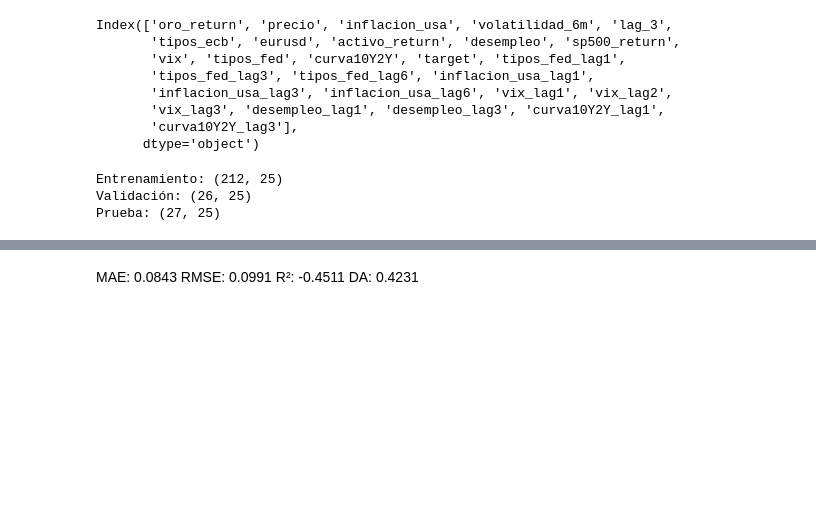
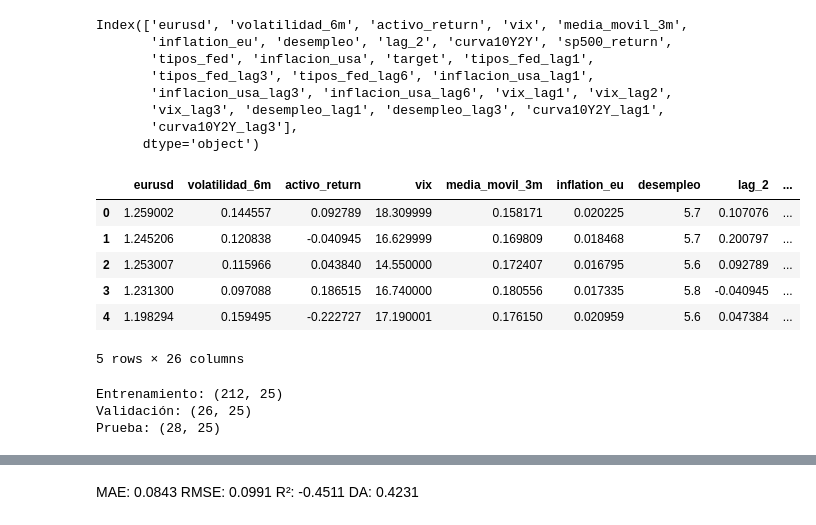
Before and after one commit to rubensanle/TFG, a Jupyter notebook: CodigosPython/ModelosPredictivos/ML/GradientBoosting_Experimento.ipynb, the cells around one changed output, grey strips where cells are left out. Saved outputs shown, nothing was run; the diff lists cells and outputs as text; code cells hidden in the pictures; blank space fills up the shorter version.

```diff
--- a/CodigosPython/ModelosPredictivos/ML/GradientBoosting_Experimento.ipynb
+++ b/CodigosPython/ModelosPredictivos/ML/GradientBoosting_Experimento.ipynb
@@ -20,18 +15,24 @@ import lime.lime_tabular
 # %%
-df = pd.read_csv('../../dataset_ml.csv')
+df = pd.read_csv('../../dataset_ml_exp.csv')
 print(df.columns)
 
 df.head()
-df.drop(columns=['precio'], inplace=True) #Eliminamos la columna 'Date' ya que no es una característica numérica y no aporta información relevante para el modelo. Además, eliminamos la columna 'target' ya que es la variable que queremos predecir.
 # %% [output]
-Index(['oro_return', 'precio', 'inflacion_usa', 'volatilidad_6m', 'lag_3',
-       'tipos_ecb', 'eurusd', 'activo_return', 'desempleo', 'sp500_return',
-       'vix', 'tipos_fed', 'curva10Y2Y', 'target', 'tipos_fed_lag1',
+Index(['eurusd', 'volatilidad_6m', 'activo_return', 'vix', 'media_movil_3m',
+       'inflation_eu', 'desempleo', 'lag_2', 'curva10Y2Y', 'sp500_return',
+       'tipos_fed', 'inflacion_usa', 'target', 'tipos_fed_lag1',
        'tipos_fed_lag3', 'tipos_fed_lag6', 'inflacion_usa_lag1',
        'inflacion_usa_lag3', 'inflacion_usa_lag6', 'vix_lag1', 'vix_lag2',
        'vix_lag3', 'desempleo_lag1', 'desempleo_lag3', 'curva10Y2Y_lag1',
        'curva10Y2Y_lag3'],
       dtype='object')
+|  | eurusd | volatilidad_6m | activo_return | vix | media_movil_3m | inflation_eu | desempleo | lag_2 | ... |
+| 0 | 1.259002 | 0.144557 | 0.092789 | 18.309999 | 0.158171 | 0.020225 | 5.7 | 0.107076 | ... |
+| 1 | 1.245206 | 0.120838 | -0.040945 | 16.629999 | 0.169809 | 0.018468 | 5.7 | 0.200797 | ... |
+| 2 | 1.253007 | 0.115966 | 0.043840 | 14.550000 | 0.172407 | 0.016795 | 5.6 | 0.092789 | ... |
+| 3 | 1.231300 | 0.097088 | 0.186515 | 16.740000 | 0.180556 | 0.017335 | 5.8 | -0.040945 | ... |
+| 4 | 1.198294 | 0.159495 | -0.222727 | 17.190001 | 0.176150 | 0.020959 | 5.6 | 0.047384 | ... |
+5 rows × 26 columns
 # %%
 X = df.drop(columns=['target']) #Separamos las características (X) de la variable objetivo (Y) para preparar los datos para el entrenamiento del modelo de machine learning.
 Y = df['target']
@@ -78,6 +79,6 @@ print(f'Prueba: {X_test.shape}')
 # %% [output]
 Entrenamiento: (212, 25)
 Validación: (26, 25)
-Prueba: (27, 25)
+Prueba: (28, 25)
 # %%
 def directional_accuracy(y_true, y_pred):
```
Also changed, not shown: parts of 23 cells of this notebook, 31 other files.
